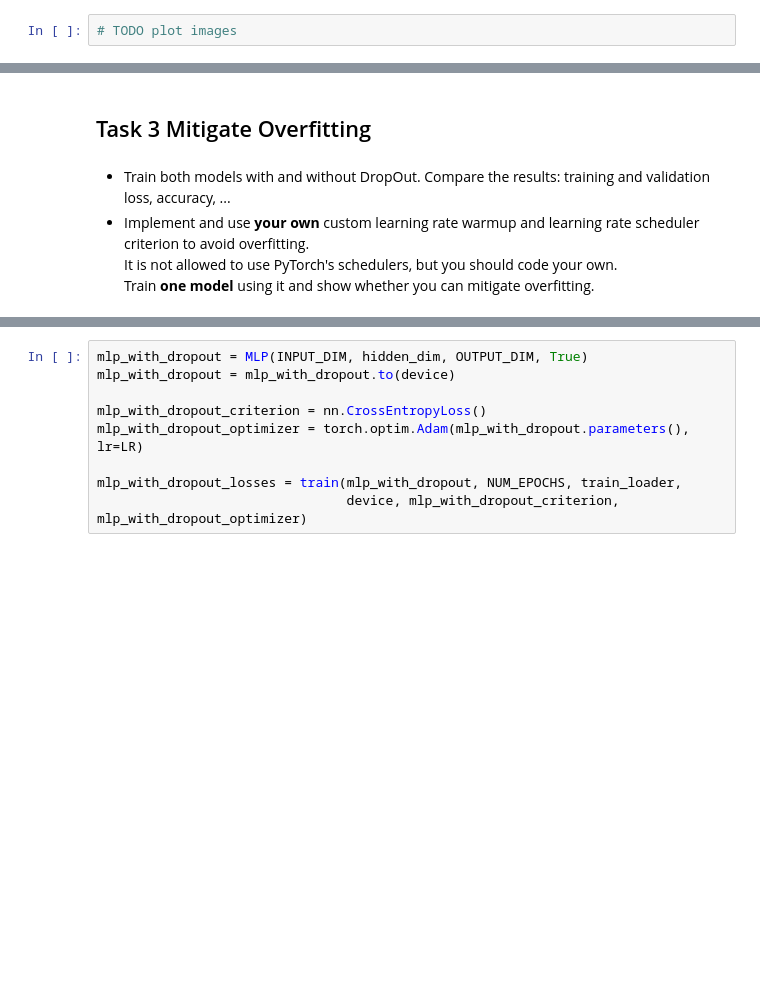
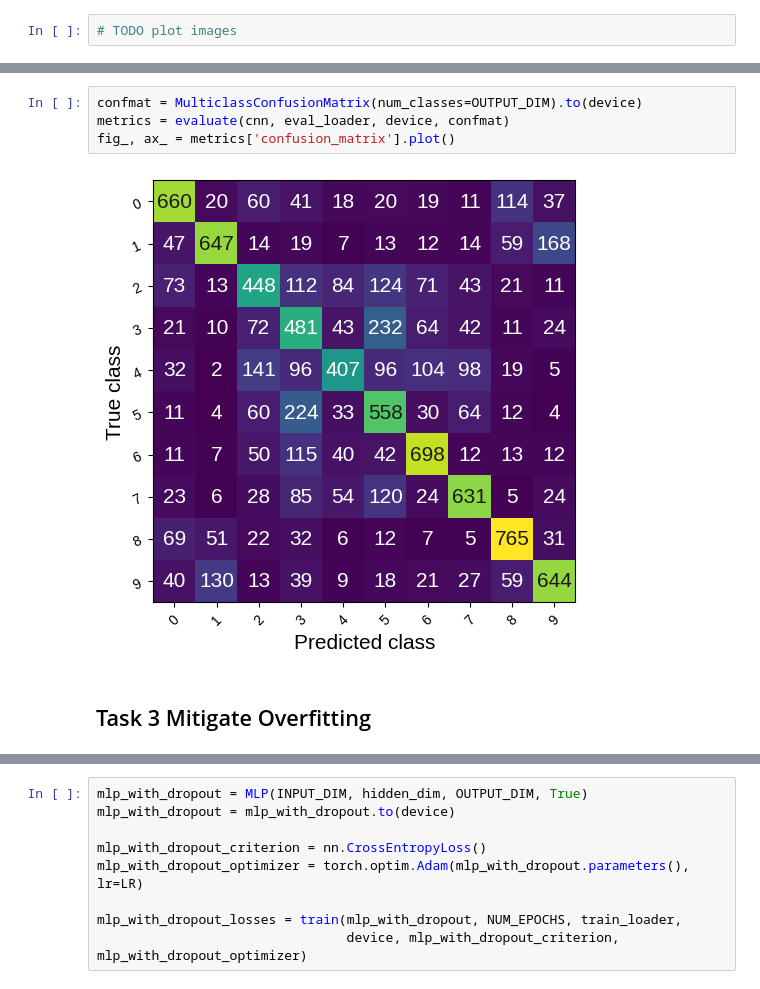
Before and after one commit to kel16/CudaLabTasksSS25, a Jupyter notebook: Session1/Solution1.ipynb, the cells around one changed output, grey strips where cells are left out. Saved outputs shown, nothing was run; the diff lists cells and outputs as text; blank space fills up the shorter version.

```diff
--- a/Session1/Solution1.ipynb
+++ b/Session1/Solution1.ipynb
@@ -133,7 +172,8 @@ The worst predictions are for class labels 3 and 4
+# %%
+confmat = MulticlassConfusionMatrix(num_classes=OUTPUT_DIM).to(device)
+metrics = evaluate(cnn, eval_loader, device, confmat)
+fig_, ax_ = metrics['confusion_matrix'].plot()
+# %% [output]
+[figure, added]
 # %% [markdown]
 ## Task 3 Mitigate Overfitting
-# %% [markdown]
-  - Train both models with and without DropOut. Compare the results: training and validation loss, accuracy, ...
-  - Implement and use **your own** custom learning rate warmup and learning rate scheduler criterion to avoid overfitting.<br>
-    It is not allowed to use PyTorch's schedulers, but you should code your own.<br>
-    Train **one model** using it and show whether you can mitigate overfitting.
```
Also changed, not shown: parts of 20 cells of this notebook, 10 other files.
